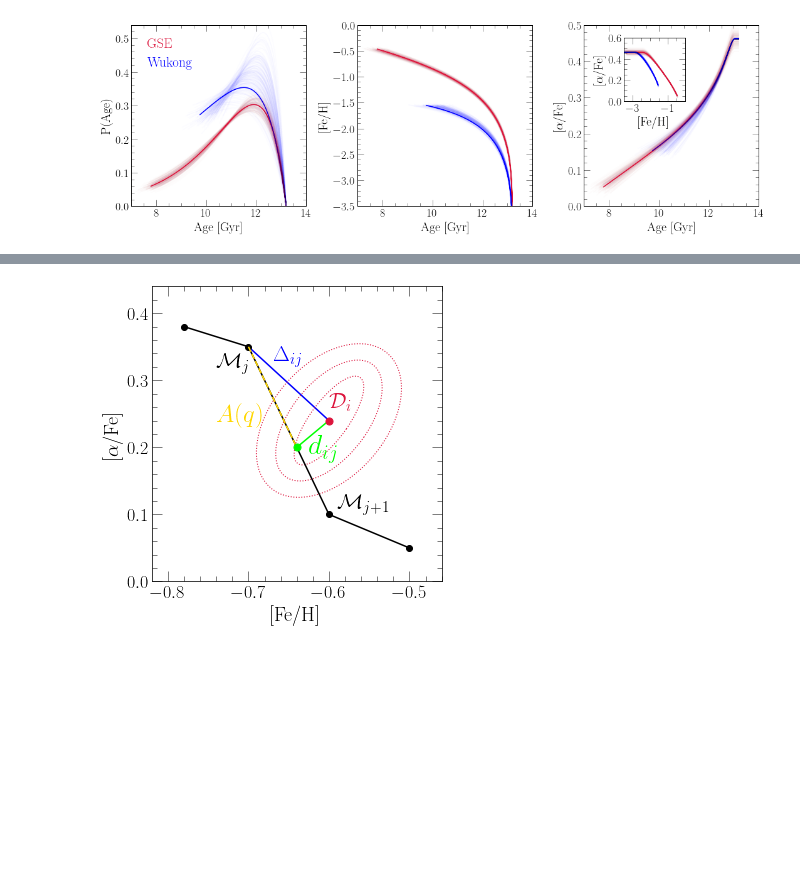
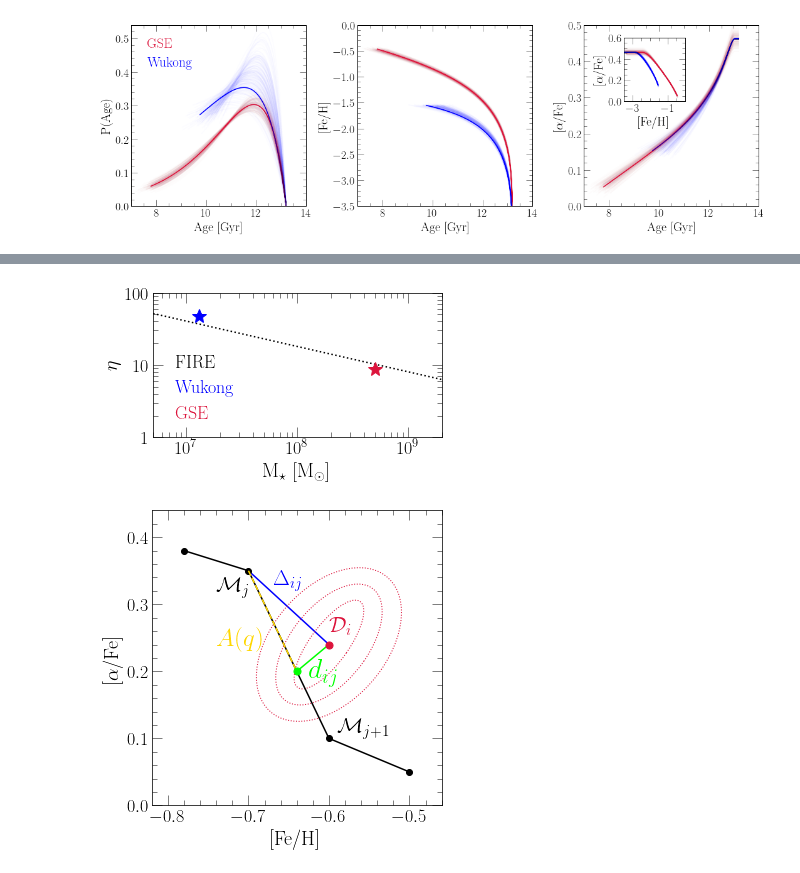
Before and after one commit to giganano/h3halo, a Jupyter notebook: notebooks/paperplots.ipynb, the cells around one changed output, grey strips where cells are left out. Cells and saved outputs as stored; diff of their text form; code cells hidden in the pictures; blank space fills up the shorter version.

```diff
--- a/notebooks/paperplots.ipynb
+++ b/notebooks/paperplots.ipynb
@@ -1792,3 +1888,49 @@ plt.show()
+# %%
+fig = plt.figure(figsize = (5, 3))
+ax = fig.add_subplot(111)
+ax.set_xlabel(r"M$_\star$ [M$_\odot$]")
+ax.set_ylabel(r"$\eta$")
+ax.set_xscale("log")
+ax.set_yscale("log")
+ax.set_xlim([5e6, 2e9])
+ax.set_ylim([1, 100])
+ax.yaxis.set_major_formatter(fsf("%g"))
+
+kwargs = {
+    "linewidth": 1,
+    "capsize": 2,
+    "marker": markers()["star"],
+    "markersize": 15
+}
+ax.errorbar(mstar_wukong, wukong_fiducial["eta"][0], c = named_colors()["blue"],
+    yerr = [[wukong_fiducial["eta"][2]], [wukong_fiducial["eta"][1]]], **kwargs)
+ax.errorbar(mstar_gse, gse_fiducial["eta"][0], c = named_colors()["crimson"],
+    yerr = [[gse_fiducial["eta"][2]], [gse_fiducial["eta"][1]]], **kwargs)
+
+def muratov2015eta(mstar):
+    return 3.6 * (mstar / 1e10)**(-0.35)
+
+xvals = np.linspace(ax.get_xlim()[0], ax.get_xlim()[1], 100)
+yvals = [muratov2015eta(_) for _ in xvals]
+ax.plot(xvals, yvals, linestyle = ':', c = named_colors()["black"], label = "FIRE")
+
+line1, = ax.plot([1, 10], [1, 10], c = named_colors()["blue"], label = "Wukong")
+line2, = ax.plot([1, 10], [1, 10], c = named_colors()["crimson"], label = "GSE")
+kwargs = {
+    "loc": mpl_loc("lower left"),
+    "handlelength": 0
+}
+leg = ax.legend(**kwargs)
+fancy_legend(leg, ["black", "blue", "crimson"])
+
+plt.tight_layout()
+for ext in ["pdf", "jpeg"]:
+    kwargs = {}
+    if ext == "jpeg": kwargs["dpi"] = 200
+    plt.savefig("../paper/gse_wukong_eta.%s" % (ext), **kwargs)
+plt.show()
+# %% [output]
+[figure, added]
 # %%
 fig = plt.figure(figsize = (5, 5))
 ax = fig.add_subplot(111)
```
Also changed, not shown: parts of 2 cells of this notebook, 15 other files.
